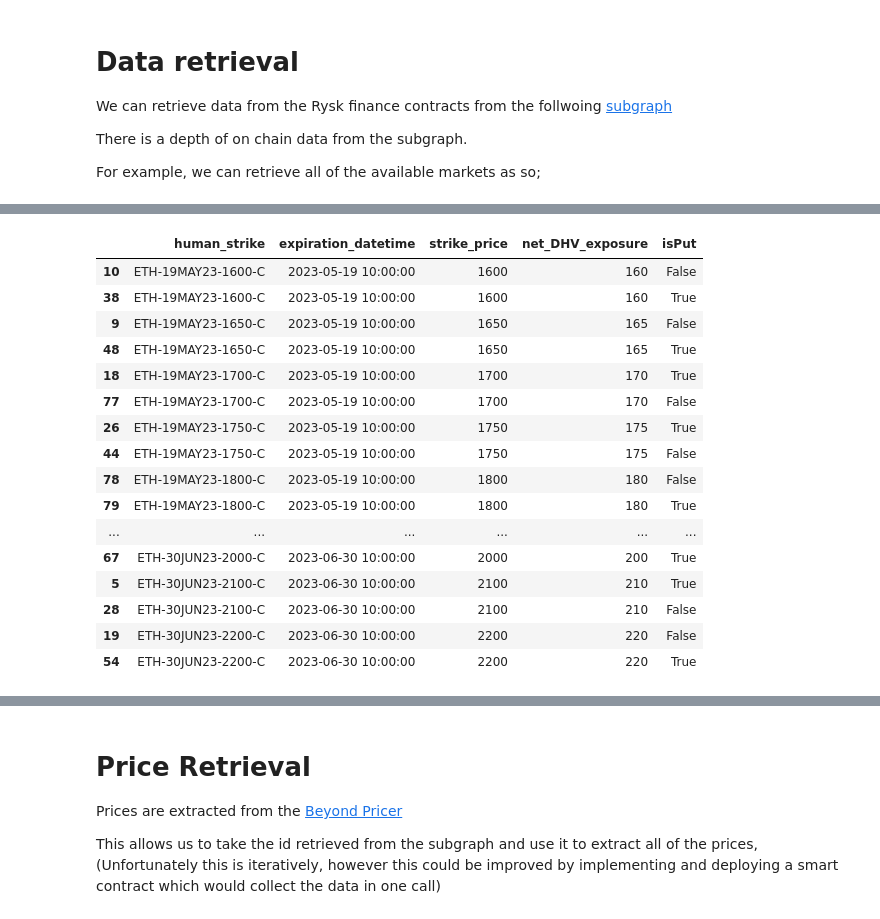
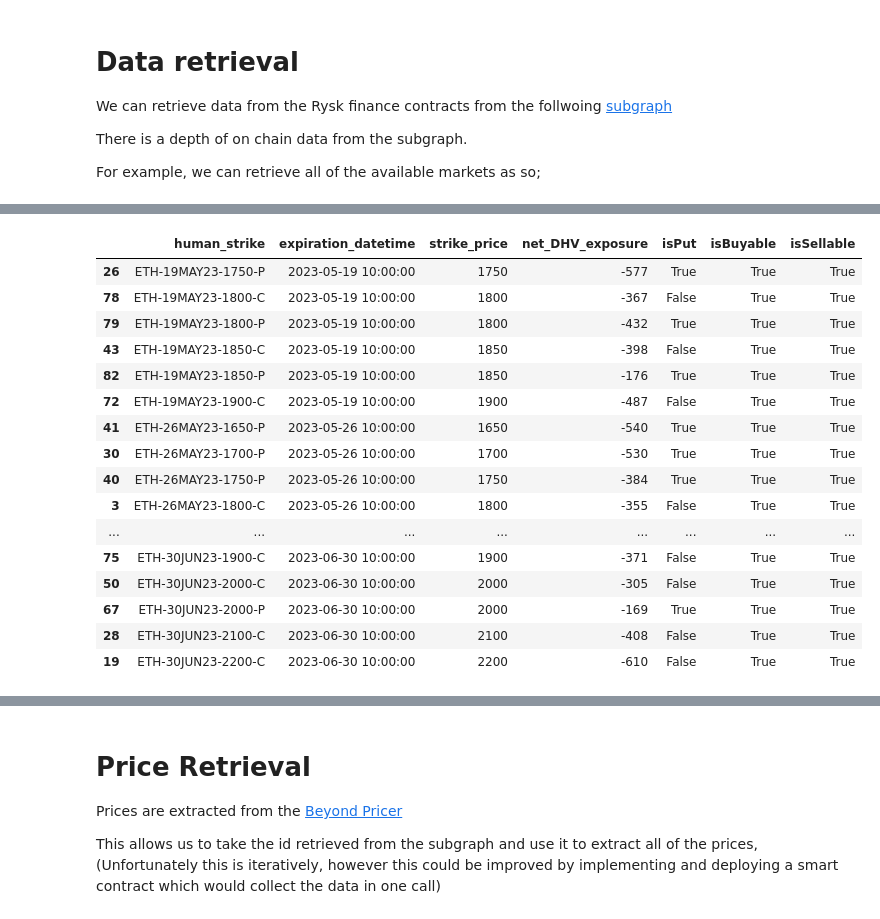
Before and after one commit to 8ball030/rysk_explorations, a Jupyter notebook: Rysk Data Retrieval.ipynb, the cells around one changed output, grey strips where cells are left out. Saved outputs shown, nothing was run; the diff lists cells and outputs as text; code cells hidden in the pictures.

```diff
--- a/Rysk Data Retrieval.ipynb
+++ b/Rysk Data Retrieval.ipynb
@@ -108,59 +108,65 @@ from datetime import datetime
 
 
 price_devisor = 1_000_000_000_000_000_000
-exposure_devisor = 100_000_000_000_000_000_00
+exposure_devisor = 100_000_000_000_000_0000
 
 def from_timestamp(date_string):
     """Parse a timestamp."""
     return datetime.fromtimestamp(int(date_string))
 
 def to_human_format(row):
     """
     Format the row to align to the ccxt unified client.
     'ETH-16MAY23-1550-C'
     """
 
     month_code = row.expiration_datetime.strftime("%b").upper()
     day = row.expiration_datetime.strftime("%d")
     year = str(row.expiration_datetime.year)[2:]
     strike_price = str(row.strike_price)
 
-    return f"ETH-{day}{month_code}{year}-{strike_price}-C"
+    return f"ETH-{day}{month_code}{year}-{strike_price}-{'P' if row.isPut else 'C'}"
 
 
 df = pd.DataFrame(results['series'])
 
 
 # We format the data
 df['expiration_datetime'] = df["expiration"].apply(from_timestamp)
 df['strike_price'] = df['strike'].apply(lambda x: int(int(x) / price_devisor))
-df['net_DHV_exposure'] = df['strike'].apply(lambda x: int(int(x) / exposure_devisor))
+df['net_DHV_exposure'] = df['netDHVExposure'].apply(lambda x: int(int(x) / exposure_devisor))
 df["human_strike"] = df.apply(to_human_format, axis=1)
 
 
 
 
 # we filter out all markets that have already closed;
 df = df[df["expiration_datetime"] > datetime.now()]
 
-# We filter out
-columns = ["human_strike", "expiration_datetime", "strike_price", "net_DHV_exposure", "isPut"]
-df[columns].sort_values(["expiration_datetime", "strike_price"])
+
+
+# we filter out markets that we cant trade at all
+df = df[df["isBuyable"] | df['isSellable']]
+
+
+# We only display our interested columns
+columns = ["human_strike", "expiration_datetime", "strike_price", "net_DHV_exposure", "isPut", "isBuyable", "isSellable"]
+df[columns].sort_values(["expiration_datetime", "strike_price"]).head(50)
 # %% [output]
-|  | human_strike | expiration_datetime | strike_price | net_DHV_exposure | isPut |
-| 10 | ETH-19MAY23-1600-C | 2023-05-19 10:00:00 | 1600 | 160 | False |
-| 38 | ETH-19MAY23-1600-C | 2023-05-19 10:00:00 | 1600 | 160 | True |
-| 9 | ETH-19MAY23-1650-C | 2023-05-19 10:00:00 | 1650 | 165 | False |
-| 48 | ETH-19MAY23-1650-C | 2023-05-19 10:00:00 | 1650 | 165 | True |
-| 18 | ETH-19MAY23-1700-C | 2023-05-19 10:00:00 | 1700 | 170 | True |
-| 77 | ETH-19MAY23-1700-C | 2023-05-19 10:00:00 | 1700 | 170 | False |
-| 26 | ETH-19MAY23-1750-C | 2023-05-19 10:00:00 | 1750 | 175 | True |
-| 44 | ETH-19MAY23-1750-C | 2023-05-19 10:00:00 | 1750 | 175 | False |
-| 78 | ETH-19MAY23-1800-C | 2023-05-19 10:00:00 | 1800 | 180 | False |
-| 79 | ETH-19MAY23-1800-C | 2023-05-19 10:00:00 | 1800 | 180 | True |
-| ... | ... | ... | ... | ... | ... |
-| 67 | ETH-30JUN23-2000-C | 2023-06-30 10:00:00 | 2000 | 200 | True |
-| 5 | ETH-30JUN23-2100-C | 2023-06-30 10:00:00 | 2100 | 210 | True |
-| 28 | ETH-30JUN23-2100-C | 2023-06-30 10:00:00 | 2100 | 210 | False |
-| 19 | ETH-30JUN23-2200-C | 2023-06-30 10:00:00 | 2200 | 220 | False |
-| 54 | ETH-30JUN23-2200-C | 2023-06-30 10:00:00 | 2200 | 220 | True |
+|  | human_strike | expiration_datetime | strike_price | net_DHV_exposure | isPut | isBuyable | isSellable |
+| 26 | ETH-19MAY23-1750-P | 2023-05-19 10:00:00 | 1750 | -577 | True | True | True |
+| 78 | ETH-19MAY23-1800-C | 2023-05-19 10:00:00 | 1800 | -367 | False | True | True |
+| 79 | ETH-19MAY23-1800-P | 2023-05-19 10:00:00 | 1800 | -432 | True | True | True |
+| 43 | ETH-19MAY23-1850-C | 2023-05-19 10:00:00 | 1850 | -398 | False | True | True |
+| 82 | ETH-19MAY23-1850-P | 2023-05-19 10:00:00 | 1850 | -176 | True | True | True |
+| 72 | ETH-19MAY23-1900-C | 2023-05-19 10:00:00 | 1900 | -487 | False | True | True |
+| 41 | ETH-26MAY23-1650-P | 2023-05-26 10:00:00 | 1650 | -540 | True | True | True |
+| 30 | ETH-26MAY23-1700-P | 2023-05-26 10:00:00 | 1700 | -530 | True | True | True |
+| 40 | ETH-26MAY23-1750-P | 2023-05-26 10:00:00 | 1750 | -384 | True | True | True |
+| 3 | ETH-26MAY23-1800-C | 2023-05-26 10:00:00 | 1800 | -355 | False | True | True |
+| ... | ... | ... | ... | ... | ... | ... | ... |
+| 75 | ETH-30JUN23-1900-C | 2023-06-30 10:00:00 | 1900 | -371 | False | True | True |
+| 50 | ETH-30JUN23-2000-C | 2023-06-30 10:00:00 | 2000 | -305 | False | True | True |
+| 67 | ETH-30JUN23-2000-P | 2023-06-30 10:00:00 | 2000 | -169 | True | True | True |
+| 28 | ETH-30JUN23-2100-C | 2023-06-30 10:00:00 | 2100 | -408 | False | True | True |
+| 19 | ETH-30JUN23-2200-C | 2023-06-30 10:00:00 | 2200 | -610 | False | True | True |
```
Also changed, not shown: parts of 5 cells of this notebook.
